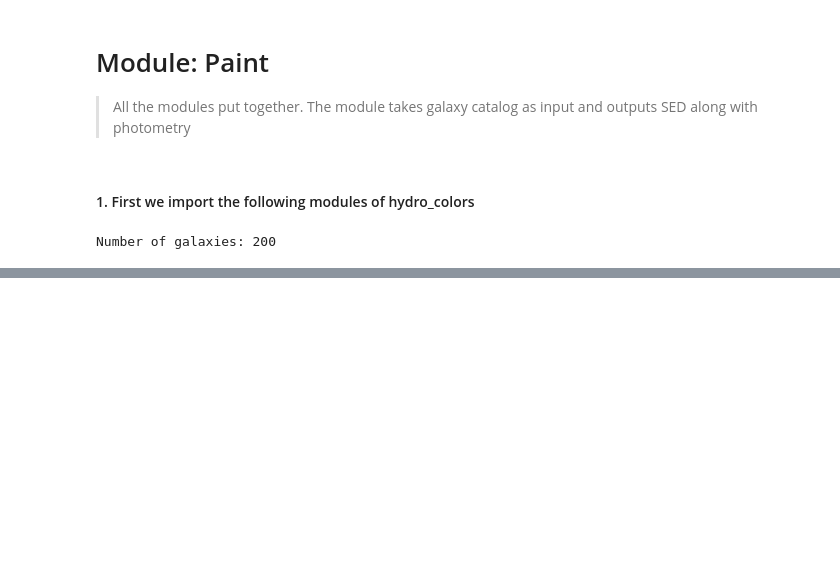
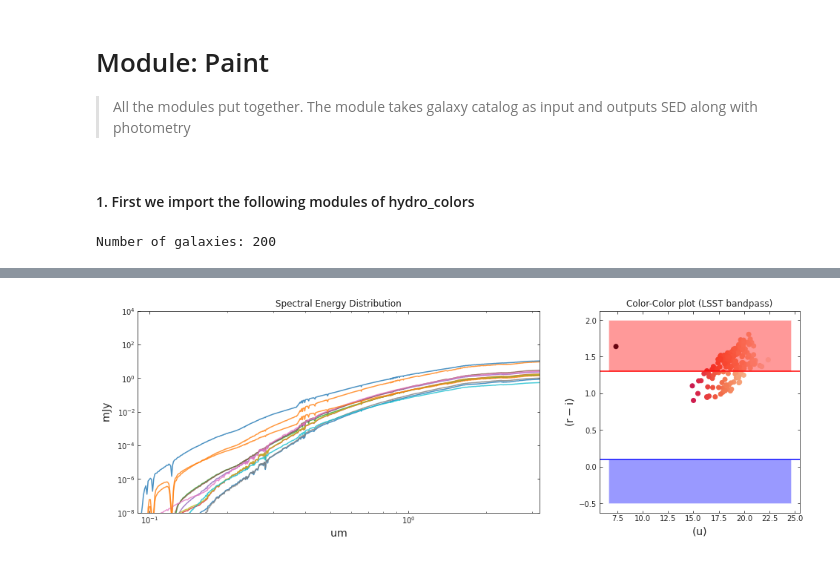
Before and after one commit to nesar/watercolor, a Jupyter notebook: nbs/07_paint.ipynb, the cells around one changed output, grey strips where cells are left out. Saved outputs shown, nothing was run; the diff lists cells and outputs as text; code cells hidden in the pictures; blank space fills up the shorter version.

```diff
--- a/nbs/07_paint.ipynb
+++ b/nbs/07_paint.ipynb
@@ -155,6 +157,45 @@ plt.xlim(0.01, 2.2)
 
 # # red # g-r > 1.3
 # # blue # g-r < 0.1
+# %%
+#| hide
+
+# Plotting SEDs and LSST colors
+f, ax = plt.subplots(1, 2, figsize=(16, 5), gridspec_kw={'width_ratios': [2, 1]})
+
+ax[0].set_title('Spectral Energy Distribution')
+ax[1].set_title('Color-Color plot (LSST bandpass)')
+
+
+for gal_id in np.random.randint(0, final_sed_mJy.shape[0], 12):
+    ax[0].plot(final_wave_um[gal_id], final_sed_mJy[gal_id], label=str(gal_id), alpha=0.8)
+
+ax[0].set_xlim(0.09, 3.2)
+ax[0].set_ylim(1e-8, 1e4)
+ax[0].set_xscale('log')
+ax[0].set_yscale('log')
+
+ax[0].set_xlabel(r'${\rm um}$', fontsize = 'x-large')
+ax[0].set_ylabel(r'${\rm mJy}}$', fontsize = 'x-large')
+# ax[0].legend(fontsize='x-large', ncol=3, title='Galaxy number')
+
+u, g, r, i, z, Y = lsst_mags.T
+
+# ax[1].scatter(u, g-r, c=range(final_sed_mJy.shape[0]))
+ax[1].scatter(u, g-r, c=u)
+
+ax[1].set_xlabel(r'${\rm (u)}$', fontsize = 'x-large')
+ax[1].set_ylabel(r'${\rm (r-i)}$', fontsize = 'x-large')
+
+ax[1].axhline(y=1.3, color='red')
+ax[1].axhline(y=0.1, color='blue')
+
+ax[1].fill_between( np.linspace(0.9*u.min(), 1.1*u.max(), 100), 1.3, 2.0,  facecolor='red', alpha=0.4, interpolate=True)
+ax[1].fill_between( np.linspace(0.9*u.min(), 1.1*u.max(), 100), -0.5, 0.1,  facecolor='blue', alpha=0.4, interpolate=True)
+
+plt.show()
+# %% [output]
+[figure, added]
 # %%
 #| hide
 import nbdev; nbdev.nbdev_export()
```
Also changed, not shown: parts of 3 cells of this notebook, 23 other files.
